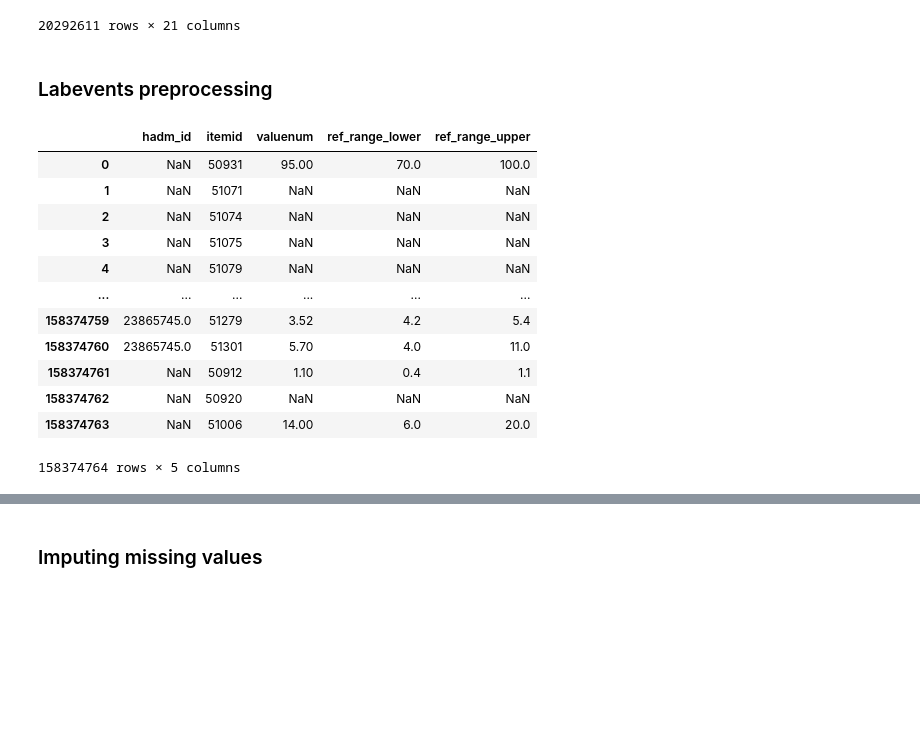
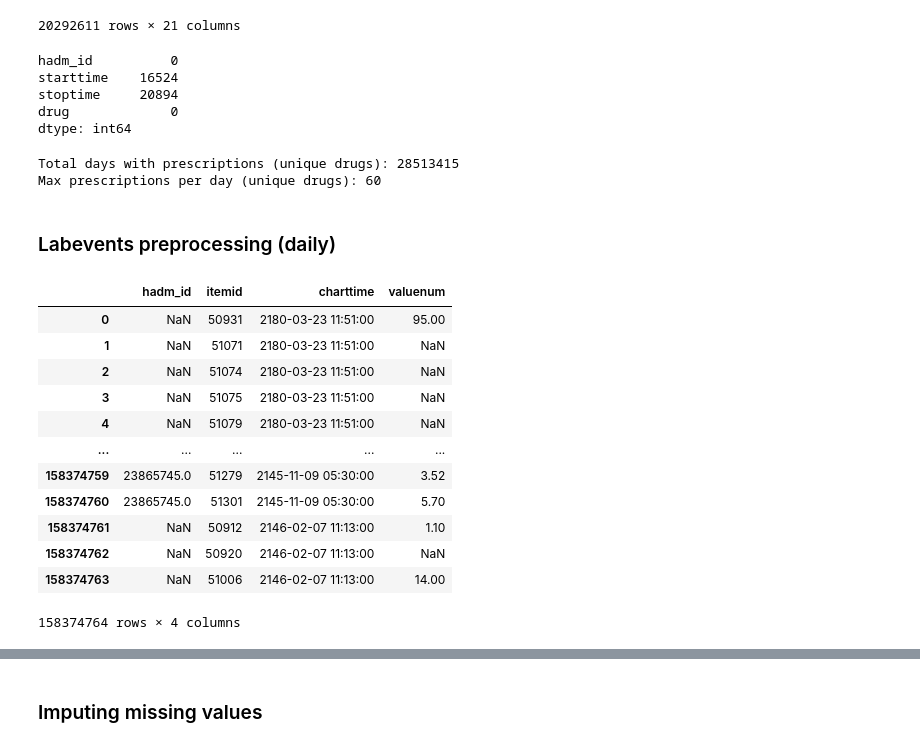
Before and after one commit to arinapetukhova/trusted_llm_risk_profiling, a Jupyter notebook: data_preparation.ipynb, the cells around one changed output, grey strips where cells are left out. Saved outputs shown, nothing was run; the diff lists cells and outputs as text; code cells hidden in the pictures; blank space fills up the shorter version.

```diff
--- a/data_preparation.ipynb
+++ b/data_preparation.ipynb
@@ -203,0 +243,8 @@ prescriptions
+# %%
+prescriptions.isna().sum()
+# %% [output]
+hadm_id          0
+starttime    16524
+stoptime     20894
+drug             0
+dtype: int64
@@ -204,36 +261,60 @@ prescriptions
 # %%
-prescriptions = prescriptions[prescriptions['drug_type'].isin(['MAIN', 'BASE'])]
-meds_count = prescriptions.groupby('hadm_id')['drug'].nunique().reset_index(name='num_medications')
-ind_hosp = ind_hosp.merge(meds_count, on='hadm_id', how='left')
-ind_hosp['num_medications'] = ind_hosp['num_medications'].fillna(0).astype(int)
+from collections import defaultdict
+from tqdm import tqdm
+
+meds_set = defaultdict(set)
+
+for row in tqdm(prescriptions.itertuples(), total=len(prescriptions), desc="Processing prescriptions"):
+    hadm_id = row.hadm_id
+    start = row.starttime
+    stop = row.stoptime
+    drug = row.drug
+
+    days_count = (stop - start).days + 1
+    for i in range(days_count):
+        current_date = (start + pd.Timedelta(days=i)).date()
+        meds_set[(hadm_id, current_date)].add(drug)
+
+meds_dict = {key: len(value) for key, value in meds_set.items()}
+ind_hosp['meds_key'] = list(zip(ind_hosp['hadm_id'], ind_hosp['current_date']))
+ind_hosp['num_medications_daily'] = ind_hosp['meds_key'].map(meds_dict).fillna(0).astype(int)
+ind_hosp = ind_hosp.drop(columns=['meds_key'])
+
+ind_hosp = ind_hosp.sort_values(['subject_id', 'hadm_id', 'day'])
+ind_hosp['cumulative_medications'] = ind_hosp.groupby('hadm_id')['num_medications_daily'].cumsum()
+
+print(f"Total days with prescriptions (unique drugs): {ind_hosp['num_medications_daily'].sum()}")
+print(f"Max prescriptions per day (unique drugs): {ind_hosp['num_medications_daily'].max()}")
+# %% [output]
+Total days with prescriptions (unique drugs): 28513415
+Max prescriptions per day (unique drugs): 60
 # %% [markdown]
-### Labevents preprocessing
+### Labevents preprocessing (daily)
 # %%
 import pandas as pd
 
 necessary_columns = [
     'hadm_id',
     'itemid',
     'valuenum',
-    'ref_range_lower',
-    'ref_range_upper'
+    'charttime'
 ]
 
 labevents = pd.read_csv('mimic-iv-3.1/hosp/labevents.csv.gz', usecols=necessary_columns)
 labevents
 # %% [output]
-|  | hadm_id | itemid | valuenum | ref_range_lower | ref_range_upper |
-| 0 | NaN | 50931 | 95.00 | 70.0 | 100.0 |
-| 1 | NaN | 51071 | NaN | NaN | NaN |
-| 2 | NaN | 51074 | NaN | NaN | NaN |
-| 3 | NaN | 51075 | NaN | NaN | NaN |
-| 4 | NaN | 51079 | NaN | NaN | NaN |
-| ... | ... | ... | ... | ... | ... |
-| 158374759 | 23865745.0 | 51279 | 3.52 | 4.2 | 5.4 |
-| 158374760 | 23865745.0 | 51301 | 5.70 | 4.0 | 11.0 |
-| 158374761 | NaN | 50912 | 1.10 | 0.4 | 1.1 |
-| 158374762 | NaN | 50920 | NaN | NaN | NaN |
-| 158374763 | NaN | 51006 | 14.00 | 6.0 | 20.0 |
+|  | hadm_id | itemid | charttime | valuenum |
+| 0 | NaN | 50931 | 2180-03-23 11:51:00 | 95.00 |
+| 1 | NaN | 51071 | 2180-03-23 11:51:00 | NaN |
+| 2 | NaN | 51074 | 2180-03-23 11:51:00 | NaN |
+| 3 | NaN | 51075 | 2180-03-23 11:51:00 | NaN |
+| 4 | NaN | 51079 | 2180-03-23 11:51:00 | NaN |
+| ... | ... | ... | ... | ... |
+| 158374759 | 23865745.0 | 51279 | 2145-11-09 05:30:00 | 3.52 |
+| 158374760 | 23865745.0 | 51301 | 2145-11-09 05:30:00 | 5.70 |
+| 158374761 | NaN | 50912 | 2146-02-07 11:13:00 | 1.10 |
+| 158374762 | NaN | 50920 | 2146-02-07 11:13:00 | NaN |
+| 158374763 | NaN | 51006 | 2146-02-07 11:13:00 | 14.00 |
-158374764 rows × 5 columns
+158374764 rows × 4 columns
 # %%
 labevents = labevents.dropna(subset=['hadm_id'])
```
Also changed, not shown: parts of 33 cells of this notebook, 5 other files.
